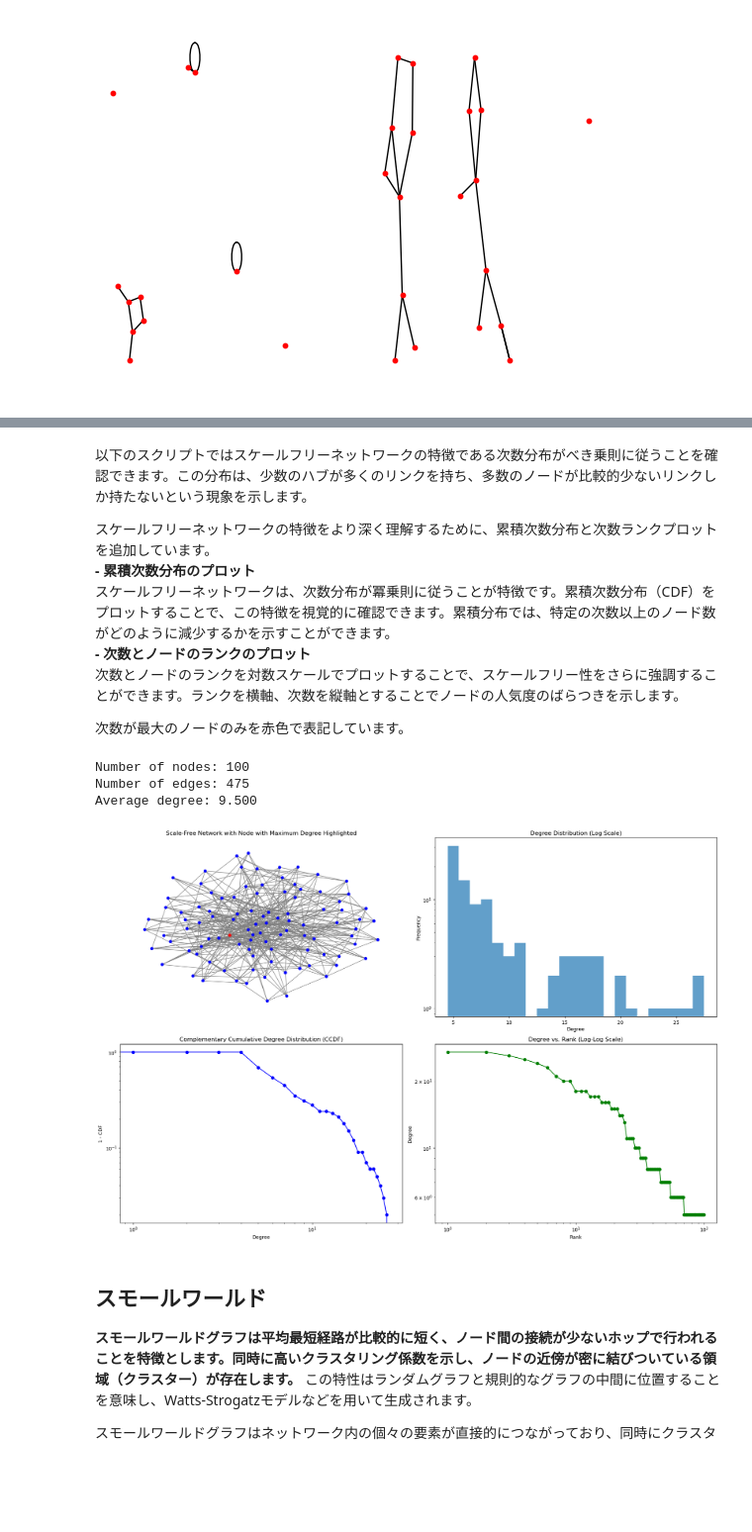
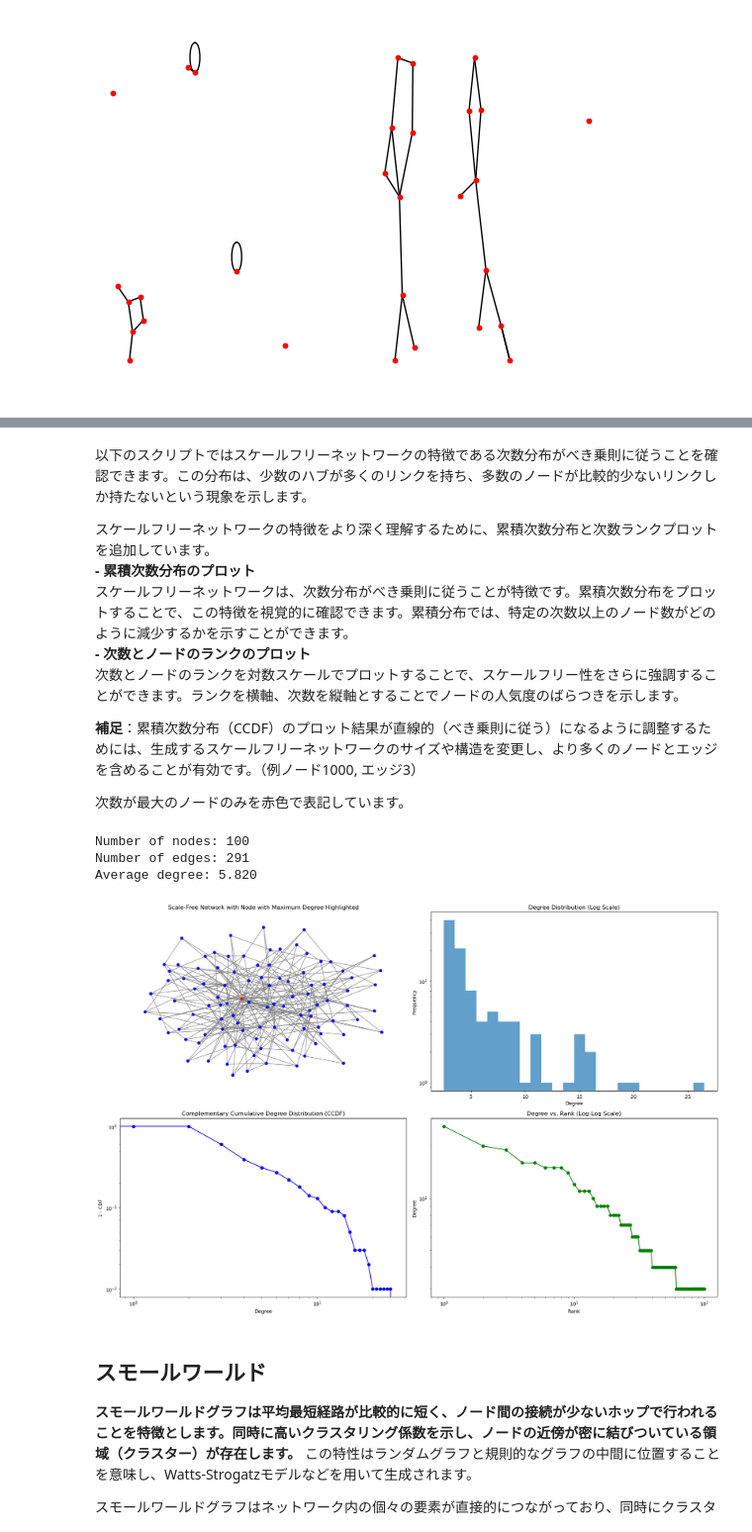
Before and after one commit to SUBARU3776/NetworkScience-Graphtheory-JP-, a Jupyter notebook: 6. ネットワークモデル.ipynb, the cells around one changed output, grey strips where cells are left out. Shown at 99% size. Cells and saved outputs as stored; diff of their text form; code cells hidden in the pictures; blank space fills up the shorter version.

```diff
--- a/6. ネットワークモデル.ipynb
+++ b/6. ネットワークモデル.ipynb
@@ -480,10 +502,12 @@ plt.show()
 
 スケールフリーネットワークの特徴をより深く理解するために、累積次数分布と次数ランクプロットを追加しています。<br>
 **- 累積次数分布のプロット**<br>
-スケールフリーネットワークは、次数分布が冪乗則に従うことが特徴です。累積次数分布（CDF）をプロットすることで、この特徴を視覚的に確認できます。累積分布では、特定の次数以上のノード数がどのように減少するかを示すことができます。<br>
+スケールフリーネットワークは、次数分布がべき乗則に従うことが特徴です。累積次数分布をプロットすることで、この特徴を視覚的に確認できます。累積分布では、特定の次数以上のノード数がどのように減少するかを示すことができます。<br>
 **- 次数とノードのランクのプロット**<br>
 次数とノードのランクを対数スケールでプロットすることで、スケールフリー性をさらに強調することができます。ランクを横軸、次数を縦軸とすることでノードの人気度のばらつきを示します。<br>
 
+**補足**：累積次数分布（CCDF）のプロット結果が直線的（べき乗則に従う）になるように調整するためには、生成するスケールフリーネットワークのサイズや構造を変更し、より多くのノードとエッジを含めることが有効です。（例ノード1000, エッジ3）
+
 次数が最大のノードのみを赤色で表記しています。<br>
 # %%
 import networkx as nx
@@ -491,7 +515,8 @@ import matplotlib.pyplot as plt
 import numpy as np
 
 # スケールフリーネットワークの生成
-ba_graph = nx.barabasi_albert_graph(100, 5)
+# （CCDFを直線的にするためにはノード数とエッジ数を調整する）
+ba_graph = nx.barabasi_albert_graph(100, 3)
 
 # 最も多くのエッジを持つノードを特定する
 max_degree_node = max(ba_graph.nodes(), key=lambda n: ba_graph.degree(n))
@@ -524,36 +549,36 @@ plt.hist(degree_sequence, bins=np.arange(min(degree_sequence) - 0.5, max(degree_
 plt.xlabel('Degree')
 plt.ylabel('Frequency')
 plt.title('Degree Distribution (Log Scale)')
 
 # 累積次数分布のプロット
 degree_count = np.bincount(degree_sequence)
 cdf = np.cumsum(degree_count) / sum(degree_count)
 
 plt.subplot(223)
 plt.plot(np.arange(len(cdf)), 1 - cdf, marker='o', linestyle='-', color='blue')
 plt.yscale('log')
 plt.xscale('log')
 plt.xlabel('Degree')
 plt.ylabel('1 - CDF')
 plt.title('Complementary Cumulative Degree Distribution (CCDF)')
 
 # 次数ランク分布のプロット
 ranks = np.arange(1, len(degree_sequence) + 1)
 plt.subplot(224)
 plt.plot(ranks, degree_sequence, marker='o', linestyle='-', color='green')
 plt.yscale('log')
 plt.xscale('log')
 plt.xlabel('Rank')
 plt.ylabel('Degree')
 plt.title('Degree vs. Rank (Log-Log Scale)')
 
 plt.tight_layout()
 plt.show()
 # %% [output]
 Number of nodes: 100
-Number of edges: 475
-Average degree: 9.500
+Number of edges: 291
+Average degree: 5.820
-[figure, old version]
+[figure, new version]
 # %% [markdown]
 ## スモールワールド
 **スモールワールドグラフは平均最短経路が比較的に短く、ノード間の接続が少ないホップで行われることを特徴とします。同時に高いクラスタリング係数を示し、ノードの近傍が密に結びついている領域（クラスター）が存在します。** この特性はランダムグラフと規則的なグラフの中間に位置することを意味し、Watts-Strogatzモデルなどを用いて生成されます。
```
Also changed, not shown: parts of 7 cells of this notebook.
